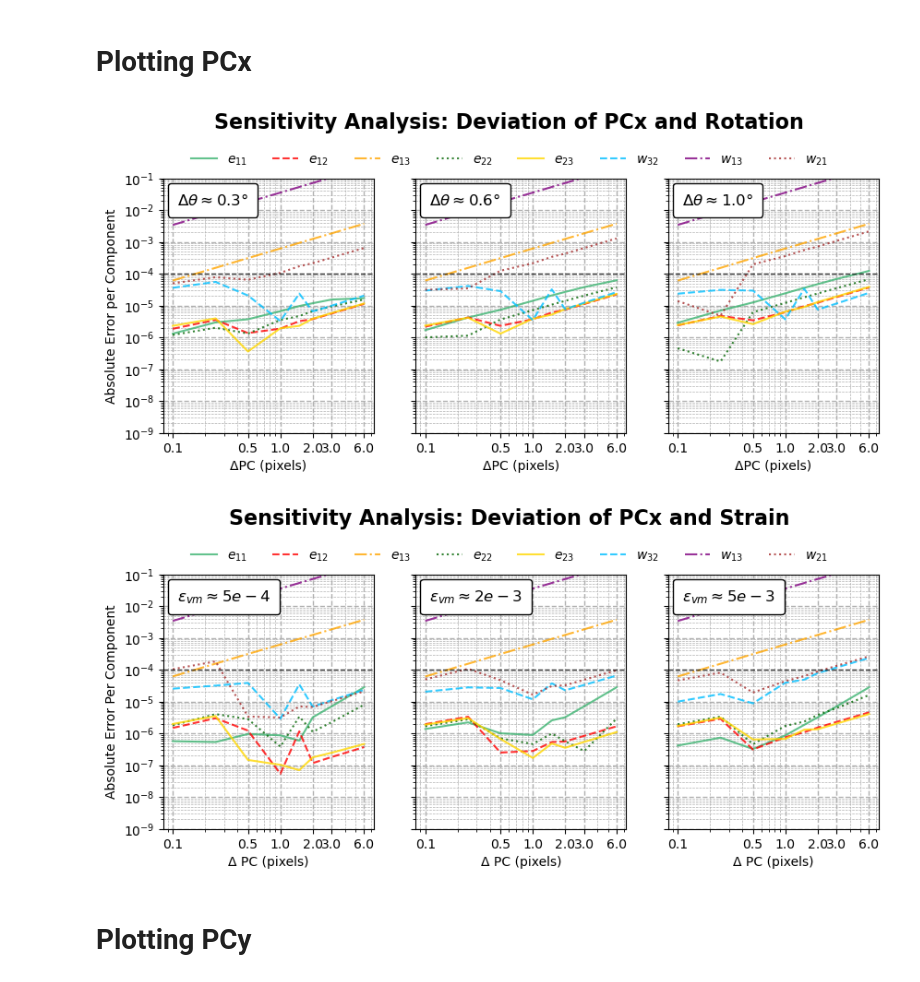
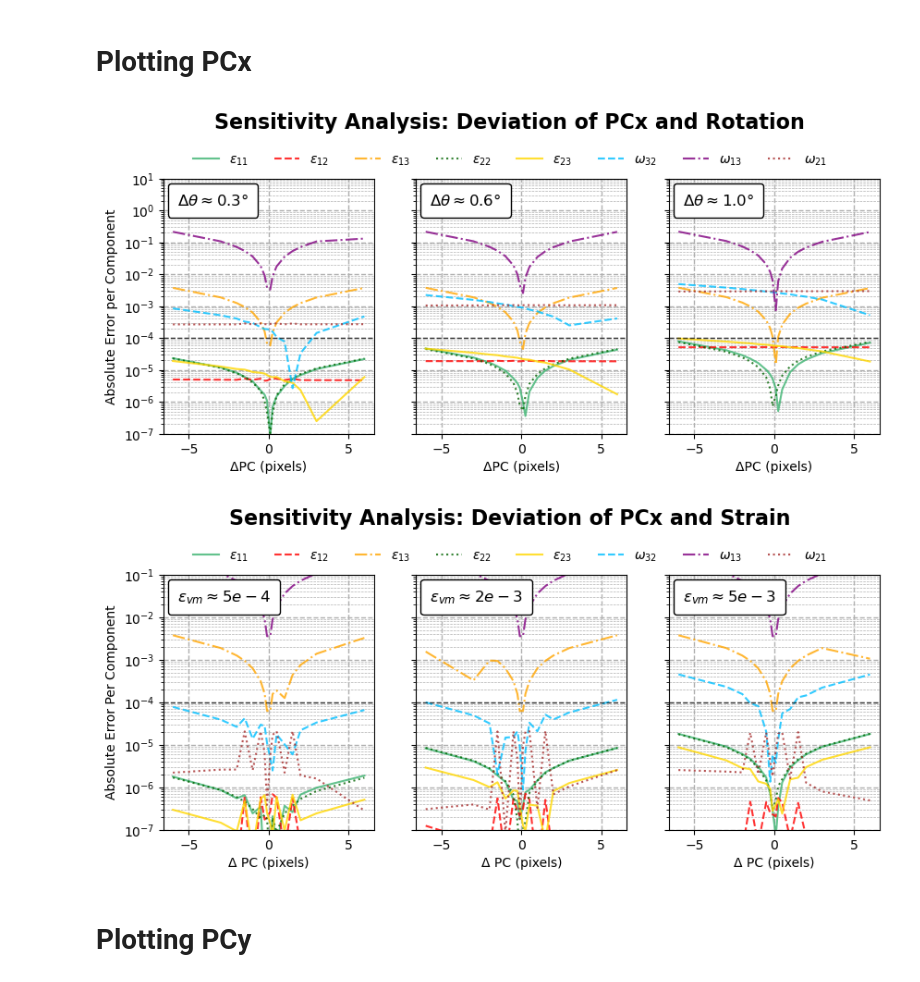
Before and after one commit to crestienne/IDIC-HREBSD, a Jupyter notebook: VisualizingResults-PCsensitivity.ipynb, the cells around one changed output. Saved outputs shown, nothing was run; the diff lists cells and outputs as text; code cells hidden in the pictures.

```diff
--- a/VisualizingResults-PCsensitivity.ipynb
+++ b/VisualizingResults-PCsensitivity.ipynb
@@ -296,13 +402,12 @@ assert w21_true.shape == (12,), f"Expected 12 true values for w21, got {w21_true
 
 #subtract the true values from the pcx values from each row in e11_pcx to get the error
 # Explicit broadcasting: each row gets the same 12 true values subtracted
-e11_pcx_error = np.abs(e11_pcx - e11_true.reshape(1, 12))
-e12_pcx_error = np.abs(e12_pcx - e12_true.reshape(1, 12))
-e13_pcx_error = np.abs(e13_pcx - e13_true.reshape(1, 12))
-e22_pcx_error = np.abs(e22_pcx - e22_true.reshape(1, 12))
-e23_pcx_error = np.abs(e23_pcx - e_23_true.reshape(1, 12))
-
-w32_pcx_error = np.abs(w32_pcx - w32_true.reshape(1, 12))
-w13_pcx_error = np.abs(w13_pcx - w13_true.reshape(1, 12))
-w21_pcx_error = np.abs(w21_pcx - w21_true.reshape(1, 12))
+e11_pcx_error = np.abs(np.abs(e11_pcx) - np.abs(e11_true.reshape(1, 12)))
+e12_pcx_error = np.abs(np.abs(e12_pcx) - np.abs(e12_true.reshape(1, 12)))
+e13_pcx_error = np.abs(np.abs(e13_pcx) - np.abs(e13_true.reshape(1, 12)))
+e22_pcx_error = np.abs(np.abs(e22_pcx) - np.abs(e22_true.reshape(1, 12)))
+e23_pcx_error = np.abs(np.abs(e23_pcx) - np.abs(e_23_true.reshape(1, 12)))
+w32_pcx_error = np.abs(np.abs(w32_pcx) - np.abs(w32_true.reshape(1, 12)))
+w13_pcx_error = np.abs(np.abs(w13_pcx) - np.abs(w13_true.reshape(1, 12)))
+w21_pcx_error = np.abs(np.abs(w21_pcx) - np.abs(w21_true.reshape(1, 12)))
 # %% [output]
@@ -356,7 +524,7 @@ fig, ax = plt.subplots(1, 3, figsize=(10, 4))
 
 # define component order, labels and a consistent color map
 components = ['e11', 'e12', 'e13', 'e22', 'e23', 'w32', 'w13', 'w21']
-labels = [r'$e_{11}$', r'$e_{12}$', r'$e_{13}$', r'$e_{22}$', r'$e_{23}$', r'$w_{32}$', r'$w_{13}$', r'$w_{21}$']
+labels = [r'$\varepsilon_{11}$', r'$\varepsilon_{12}$', r'$\varepsilon_{13}$', r'$\varepsilon_{22}$', r'$\varepsilon_{23}$', r'$\omega_{32}$', r'$\omega_{13}$', r'$\omega_{21}$']
 color_map = {
     'e11': 'mediumseagreen',
     'e12': 'red',
@@ -392,16 +560,18 @@ for ax_idx, col in enumerate(column):
         y = arrays[comp_idx][:, col]
         # only set the label on the first subplot so legend entries are unique
         if ax_idx == 0:
-            ax[ax_idx].loglog(x_axis, y, linestyle=linestyle_map[comp], label=labels[comp_idx],
+            ax[ax_idx].plot(x_axis, y, linestyle=linestyle_map[comp], label=labels[comp_idx],
                             color=color_map[comp], linewidth=1.5, alpha=0.8)
         else:
-            ax[ax_idx].loglog(x_axis, y, linestyle=linestyle_map[comp],
+            ax[ax_idx].plot(x_axis, y, linestyle=linestyle_map[comp],
                             color=color_map[comp], linewidth=1.5, alpha=0.8)
+
+        ax[ax_idx].set_yscale('log')
 
     # Add horizontal dashed line at 1e-4
     ax[ax_idx].axhline(y=1e-4, color='black', linestyle='--', linewidth=1, alpha=0.7)
 
-    ax[ax_idx].set_ylim(1e-9, 1e-1)
+    ax[ax_idx].set_ylim(1e-7, 1e1)
 
 
     ax[ax_idx].set_xlabel("ΔPC (pixels)")
@@ -431,8 +601,8 @@ for ax_idx, col in enumerate(column):
     ax[ax_idx].grid(which='major', axis='both', linestyle='--', linewidth=1.0)
 
 
-    ax[ax_idx].set_xticks([0.1, 0.5, 1.0, 2.0, 3.0, 6.0])
-    ax[ax_idx].set_xticklabels(['0.1', '0.5', '1.0', '2.0', '3.0', '6.0'])
+    #ax[ax_idx].set_xticks([0.1, 0.5, 1.0, 2.0, 3.0, 6.0])
+    #ax[ax_idx].set_xticklabels(['0.1', '0.5', '1.0', '2.0', '3.0', '6.0'])
 
 fig.suptitle(f"Sensitivity Analysis: Deviation of PCx and Rotation", fontsize=16, fontweight='bold', y=0.98)
 
@@ -444,13 +614,13 @@ plt.subplots_adjust(top=0.80)
 plt.savefig(f'{foldername}/Relative_Error_PCx_and_Rotation.png', dpi=300)
 plt.show()
 # %% [output]
-[figure, old version]
+[figure, new version]
 # %%
 fig, ax = plt.subplots(1, 3, figsize=(10, 4))
 
 # define component order, labels and a consistent color map
 components = ['e11', 'e12', 'e13', 'e22', 'e23', 'w32', 'w13', 'w21']
-labels = [r'$e_{11}$', r'$e_{12}$', r'$e_{13}$', r'$e_{22}$', r'$e_{23}$', r'$w_{32}$', r'$w_{13}$', r'$w_{21}$']
+labels = [r'$\varepsilon_{11}$', r'$\varepsilon_{12}$', r'$\varepsilon_{13}$', r'$\varepsilon_{22}$', r'$\varepsilon_{23}$', r'$\omega_{32}$', r'$\omega_{13}$', r'$\omega_{21}$']
 color_map = {
     'e11': 'mediumseagreen',
     'e12': 'red',
@@ -486,16 +656,18 @@ for ax_idx, col in enumerate(column):
         y = arrays[comp_idx][:, col]
         # only set the label on the first subplot so legend entries are unique
         if ax_idx == 0:
-            ax[ax_idx].loglog(x_axis, y, linestyle=linestyle_map[comp], label=labels[comp_idx],
+            ax[ax_idx].plot(x_axis, y, linestyle=linestyle_map[comp], label=labels[comp_idx],
                             color=color_map[comp], linewidth=1.5, alpha=0.8)
         else:
-            ax[ax_idx].loglog(x_axis, y, linestyle=linestyle_map[comp],
+            ax[ax_idx].plot(x_axis, y, linestyle=linestyle_map[comp],
                             color=color_map[comp], linewidth=1.5, alpha=0.8)
+
+        ax[ax_idx].set_yscale('log')
 
     # Add horizontal dashed line at 1e-4
     ax[ax_idx].axhline(y=1e-4, color='black', linestyle='--', linewidth=1, alpha=0.7)
 
-    ax[ax_idx].set_ylim(1e-9, 1e-1)
+    ax[ax_idx].set_ylim(1e-7, 1e-1)
 
 
     ax[ax_idx].set_xlabel("Δ PC (pixels)")
@@ -509,33 +681,33 @@ for ax_idx, col in enumerate(column):
     elif ax_idx == 1:
         title = r"$ \epsilon_{vm} \approx 2e-3$"
         ax[ax_idx].set_yticklabels([])   # hide y labels for middle
     else:
         title = r"$ \epsilon_{vm} \approx 5e-3$"
         ax[ax_idx].set_yticklabels([])   # hide y labels for rightmost
 
     at = AnchoredText(title,
                       loc='upper left',                # change to 'upper right' etc.
                       prop=dict(size=12, weight='bold'),
                       frameon=True)
     at.patch.set_boxstyle("round,pad=0.2")
     ax[ax_idx].add_artist(at)
 
     ax[ax_idx].grid(which='both', axis='both', linestyle='--', linewidth=0.5)
     # make the major grid lines more prominent
     ax[ax_idx].grid(which='major', axis='both', linestyle='--', linewidth=1.0)
 
 
-    ax[ax_idx].set_xticks([0.1, 0.5, 1.0, 2.0, 3.0, 6.0])
-    ax[ax_idx].set_xticklabels(['0.1', '0.5', '1.0', '2.0', '3.0', '6.0'])
+    #ax[ax_idx].set_xticks([0.1, 0.5, 1.0, 2.0, 3.0, 6.0])
+    #ax[ax_idx].set_xticklabels(['0.1', '0.5', '1.0', '2.0', '3.0', '6.0'])
 
 fig.suptitle(f"Sensitivity Analysis: Deviation of PCx and Strain", fontsize=16, fontweight='bold', y=0.98)
 
 
 # collect handles/labels from the first axis (unique)
 handles, labels = ax[0].get_legend_handles_labels()
 fig.legend(handles, labels, loc='upper center', bbox_to_anchor=(0.5, 0.90), ncol=9, frameon=False)
 plt.subplots_adjust(top=0.80)
 plt.savefig(f'{foldername}/Relative_Error_PCx_and_Strain.png', dpi=300)
 plt.show()
 # %% [output]
-[figure, old version]
+[figure, new version]
```
Also changed, not shown: parts of 56 cells of this notebook, 1 other file.
